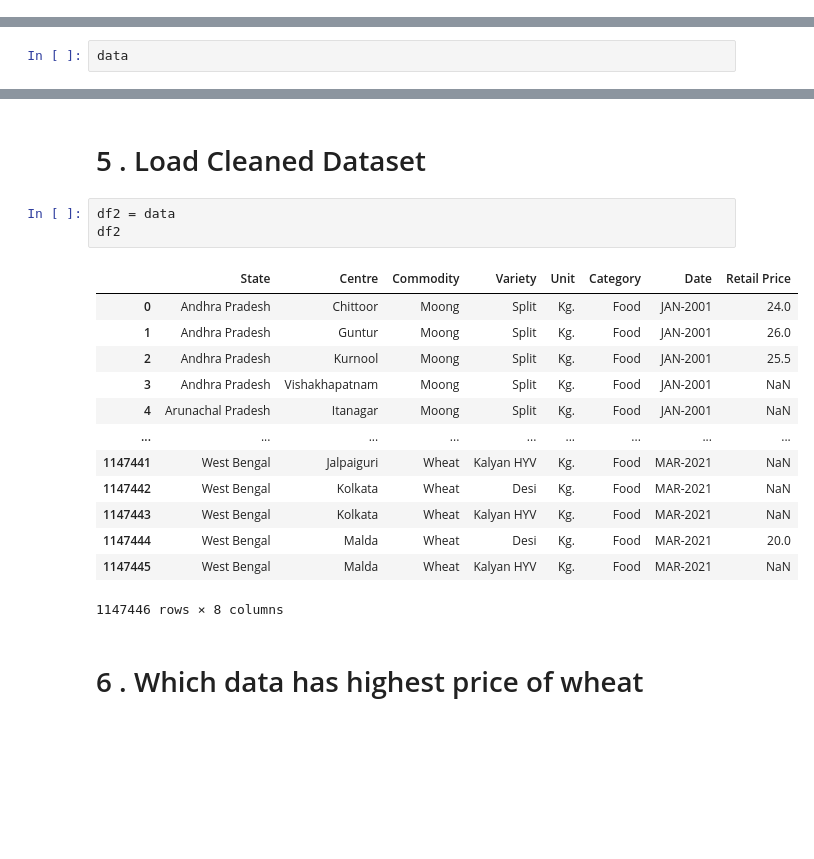
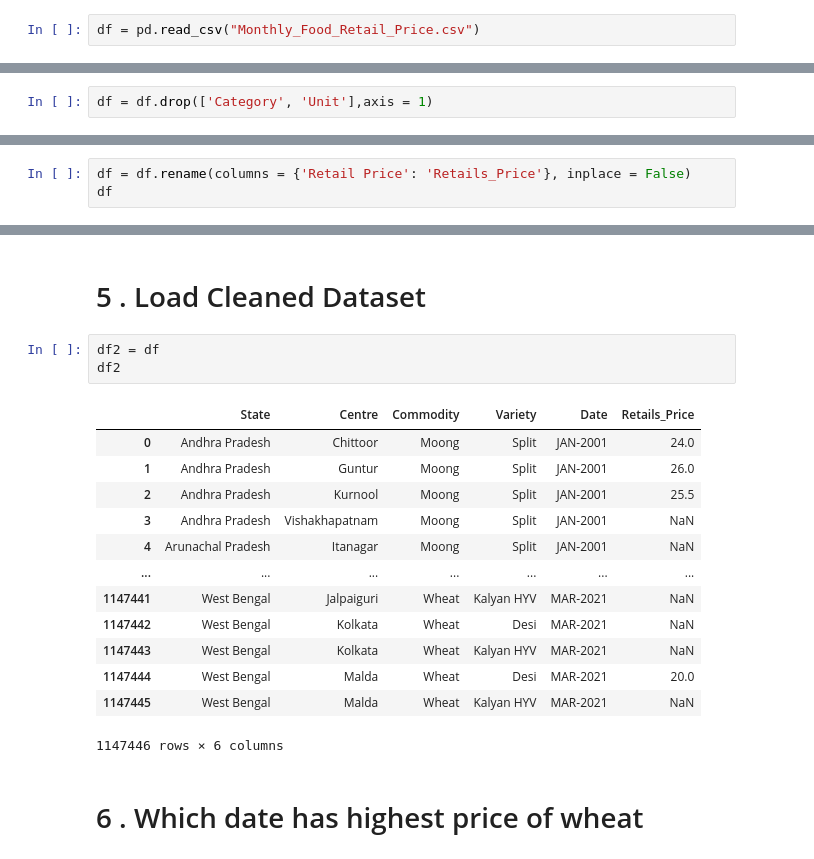
Before and after one commit to Monda7S/Data-Science, a Jupyter notebook: EDA Project_Monthly_Food_Retail_PriceSujan.ipynb, the cells around one changed output, grey strips where cells are left out. Cells and saved outputs as stored; diff of their text form; blank space fills up the shorter version.

```diff
--- a/EDA Project_Monthly_Food_Retail_PriceSujan.ipynb
+++ b/EDA Project_Monthly_Food_Retail_PriceSujan.ipynb
@@ -9,3 +8,5 @@ import matplotlib.pyplot as plt
 # %% [markdown]
 # 2 . Cleaning the Dataset
+# %%
+df = pd.read_csv("Monthly_Food_Retail_Price.csv")
 # %%
@@ -17,2 +22,2 @@ data.shape
 # %%
-data
+df = df.drop(['Category', 'Unit'],axis = 1)
@@ -32,0 +24,3 @@ data
+# %%
+df = df.rename(columns = {'Retail Price': 'Retails_Price'}, inplace = False)
+df
@@ -137,21 +213,21 @@ data.shape
 # %% [markdown]
 # 5 . Load Cleaned Dataset
 # %%
-df2 = data
+df2 = df
 df2
 # %% [output]
-|  | State | Centre | Commodity | Variety | Unit | Category | Date | Retail Price |
-| 0 | Andhra Pradesh | Chittoor | Moong | Split | Kg. | Food | JAN-2001 | 24.0 |
-| 1 | Andhra Pradesh | Guntur | Moong | Split | Kg. | Food | JAN-2001 | 26.0 |
-| 2 | Andhra Pradesh | Kurnool | Moong | Split | Kg. | Food | JAN-2001 | 25.5 |
-| 3 | Andhra Pradesh | Vishakhapatnam | Moong | Split | Kg. | Food | JAN-2001 | NaN |
-| 4 | Arunachal Pradesh | Itanagar | Moong | Split | Kg. | Food | JAN-2001 | NaN |
-| ... | ... | ... | ... | ... | ... | ... | ... | ... |
-| 1147441 | West Bengal | Jalpaiguri | Wheat | Kalyan HYV | Kg. | Food | MAR-2021 | NaN |
-| 1147442 | West Bengal | Kolkata | Wheat | Desi | Kg. | Food | MAR-2021 | NaN |
-| 1147443 | West Bengal | Kolkata | Wheat | Kalyan HYV | Kg. | Food | MAR-2021 | NaN |
-| 1147444 | West Bengal | Malda | Wheat | Desi | Kg. | Food | MAR-2021 | 20.0 |
-| 1147445 | West Bengal | Malda | Wheat | Kalyan HYV | Kg. | Food | MAR-2021 | NaN |
+|  | State | Centre | Commodity | Variety | Date | Retails_Price |
+| 0 | Andhra Pradesh | Chittoor | Moong | Split | JAN-2001 | 24.0 |
+| 1 | Andhra Pradesh | Guntur | Moong | Split | JAN-2001 | 26.0 |
+| 2 | Andhra Pradesh | Kurnool | Moong | Split | JAN-2001 | 25.5 |
+| 3 | Andhra Pradesh | Vishakhapatnam | Moong | Split | JAN-2001 | NaN |
+| 4 | Arunachal Pradesh | Itanagar | Moong | Split | JAN-2001 | NaN |
+| ... | ... | ... | ... | ... | ... | ... |
+| 1147441 | West Bengal | Jalpaiguri | Wheat | Kalyan HYV | MAR-2021 | NaN |
+| 1147442 | West Bengal | Kolkata | Wheat | Desi | MAR-2021 | NaN |
+| 1147443 | West Bengal | Kolkata | Wheat | Kalyan HYV | MAR-2021 | NaN |
+| 1147444 | West Bengal | Malda | Wheat | Desi | MAR-2021 | 20.0 |
+| 1147445 | West Bengal | Malda | Wheat | Kalyan HYV | MAR-2021 | NaN |
-1147446 rows × 8 columns
+1147446 rows × 6 columns
 # %% [markdown]
-# 6 . Which data has highest price of wheat
+# 6 . Which date has highest price of wheat
```
Also changed, not shown: parts of 48 cells of this notebook.
